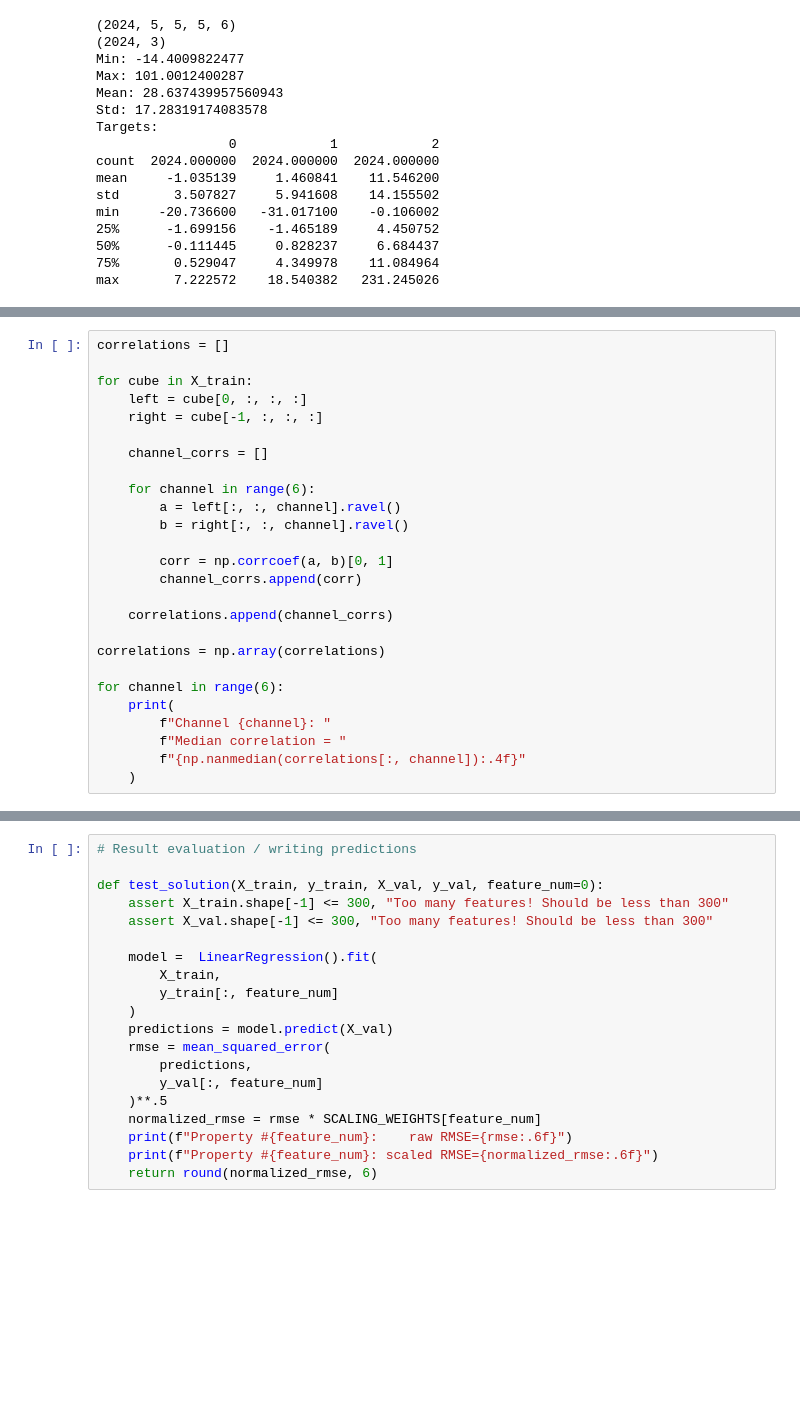
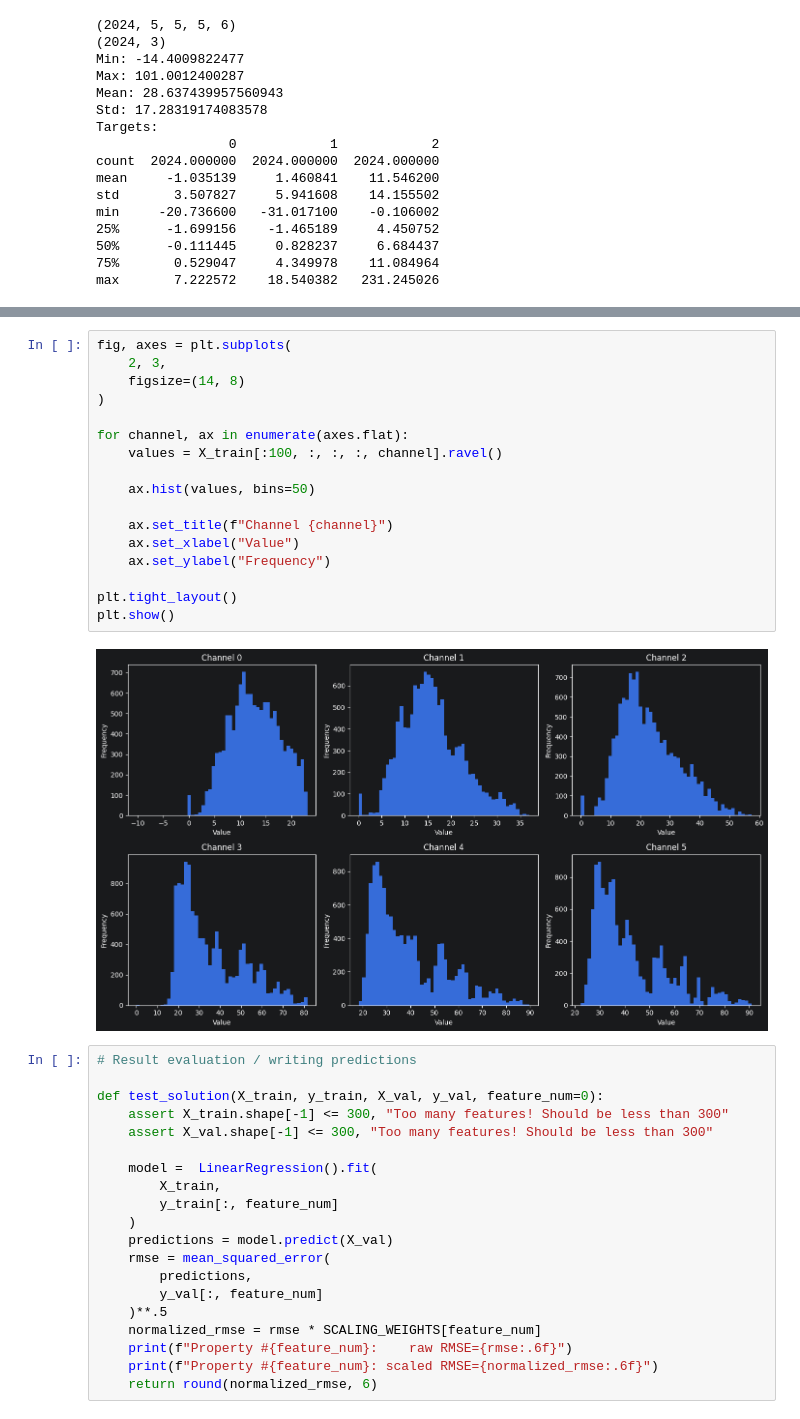
Before and after one commit to koljaPl/ml-problems, a Jupyter notebook: training/ioai/Lost_in_Hyperspace/main.ipynb, the cells around one changed output, grey strips where cells are left out. Drawn from its saved outputs; the diff is of its cells as text; blank space fills up the shorter version.

```diff
--- a/training/ioai/Lost_in_Hyperspace/main.ipynb
+++ b/training/ioai/Lost_in_Hyperspace/main.ipynb
@@ -180,26 +87,0 @@ Channel 5: Correlation = -0.4524, MAE = 1.8344
-# %%
-correlations = []
-
-for cube in X_train:
-    left = cube[0, :, :, :]
-    right = cube[-1, :, :, :]
-
-    channel_corrs = []
-
-    for channel in range(6):
-        a = left[:, :, channel].ravel()
-        b = right[:, :, channel].ravel()
-
-        corr = np.corrcoef(a, b)[0, 1]
-        channel_corrs.append(corr)
-
-    correlations.append(channel_corrs)
-
-correlations = np.array(correlations)
-
-for channel in range(6):
-    print(
-        f"Channel {channel}: "
-        f"Median correlation = "
-        f"{np.nanmedian(correlations[:, channel]):.4f}"
-    )
@@ -213,3 +165,22 @@ Channel 5: Median correlation = -0.1466
+# %%
+fig, axes = plt.subplots(
+    2, 3,
+    figsize=(14, 8)
+)
+
+for channel, ax in enumerate(axes.flat):
+    values = X_train[:100, :, :, :, channel].ravel()
+
+    ax.hist(values, bins=50)
+
+    ax.set_title(f"Channel {channel}")
+    ax.set_xlabel("Value")
+    ax.set_ylabel("Frequency")
+
+plt.tight_layout()
+plt.show()
+# %% [output]
+[figure, added]
 # %%
 # Result evaluation / writing predictions
 
```
Also changed, not shown: parts of 10 cells of this notebook.
